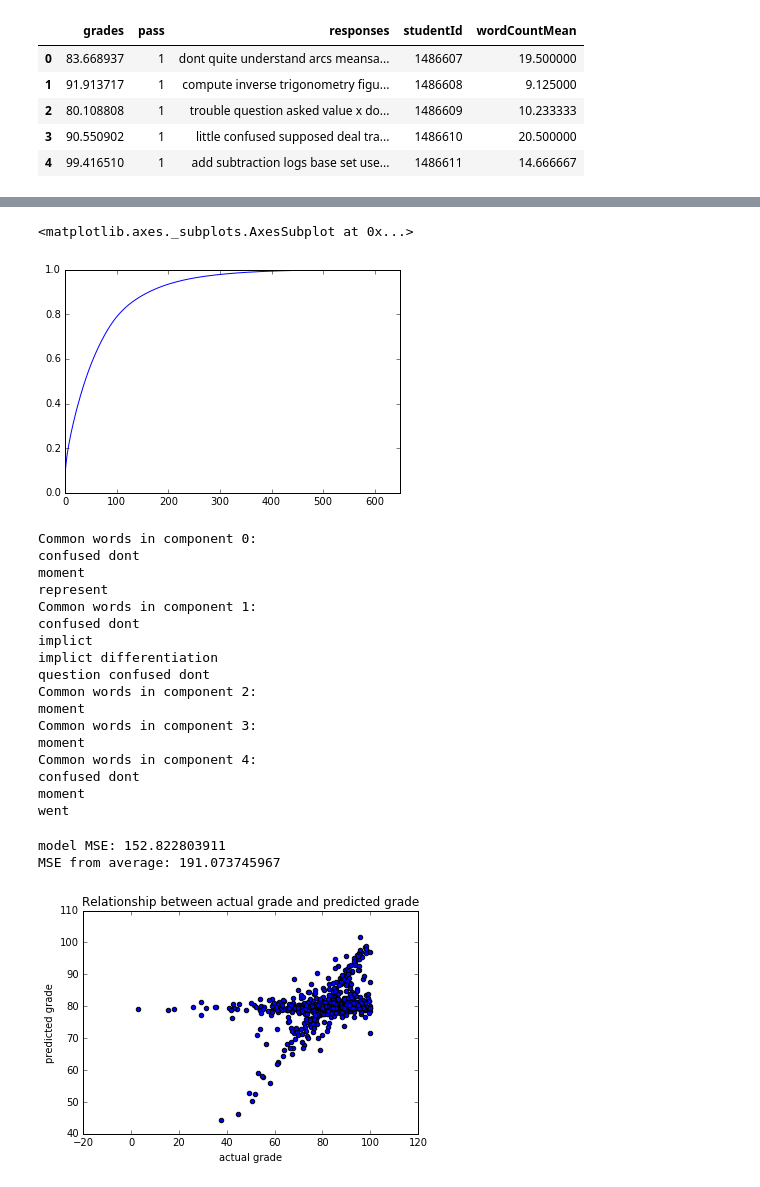
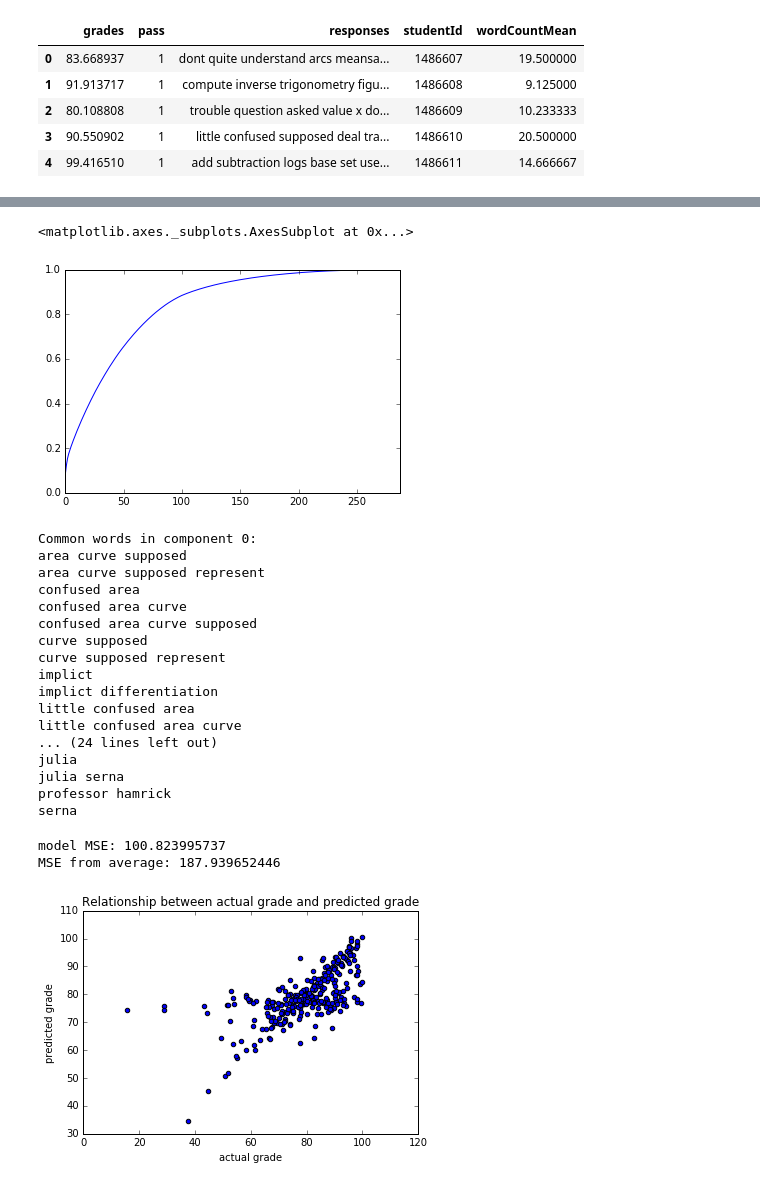
Before and after one commit to bpopoff/springboard_course, a Jupyter notebook: project/project.ipynb, the cells around one changed output, grey strips where cells are left out. Drawn from its saved outputs; the diff is of its cells as text; code cells hidden in the pictures.

```diff
--- a/project/project.ipynb
+++ b/project/project.ipynb
@@ -48,7 +48,7 @@ rawReponses = []
 grades = []
 wordCounts = []
 responses_w_stop_words = []
-with open('schell9.txt', 'rb') as csvfile:
+with open('schell9_2.txt', 'rb') as csvfile:
     responseReader = csv.reader(csvfile, delimiter="\t")
     i = 0
     for row in responseReader:
@@ -149,7 +149,7 @@ s = pd.Series(l)
 s.plot()
 # %% [output]
 <matplotlib.axes._subplots.AxesSubplot at 0x...>
-[figure, old version]
+[figure, new version]
 # %%
 # Obtain the base vectors for a 150 dimensional space.
 pca = PCA(n_components=150)
@@ -168,39 +168,39 @@ print "Common words in component 4:"
 printMostCommonWords(vectorizer, pca.components_[4])
 # %% [output]
 Common words in component 0:
-confused dont
-moment
-represent
-Common words in component 1:
-confused dont
+area curve supposed
+area curve supposed represent
+confused area
+confused area curve
+confused area curve supposed
+curve supposed
+curve supposed represent
 implict
 implict differentiation
-question confused dont
-Common words in component 2:
-moment
-Common words in component 3:
-moment
-Common words in component 4:
-confused dont
-moment
-went
+little confused area
+little confused area curve
+... (24 lines left out)
+julia
+julia serna
+professor hamrick
+serna
 # %%
-Y = np.array(groupedGrades, dtype = float)
+YGrades = np.array(groupedGrades, dtype = float)
 X = pd.DataFrame(wordVectorReduced)
 lm = LinearRegression()
-lm.fit(X, Y)
+lm.fit(X, YGrades)
 groupedFrame["Predicted Grade"] = lm.predict(X)
 
-plt.scatter(Y, lm.predict(X))
+plt.scatter(YGrades, lm.predict(X))
 plt.xlabel("actual grade")
 plt.ylabel("predicted grade")
 plt.title("Relationship between actual grade and predicted grade")
 
-print "model MSE:", np.mean((Y - lm.predict(X)) ** 2)
-print "MSE from average:", np.mean((Y - np.mean(Y)) ** 2)
+print "model MSE:", np.mean((YGrades - lm.predict(X)) ** 2)
+print "MSE from average:", np.mean((YGrades - np.mean(YGrades)) ** 2)
 # %% [output]
-model MSE: 152.822803911
-MSE from average: 191.073745967
+model MSE: 100.823995737
+MSE from average: 187.939652446
-[figure, old version]
+[figure, new version]
 # %%
 clf = LogisticRegression()
```
Also changed, not shown: parts of 3 cells of this notebook.
